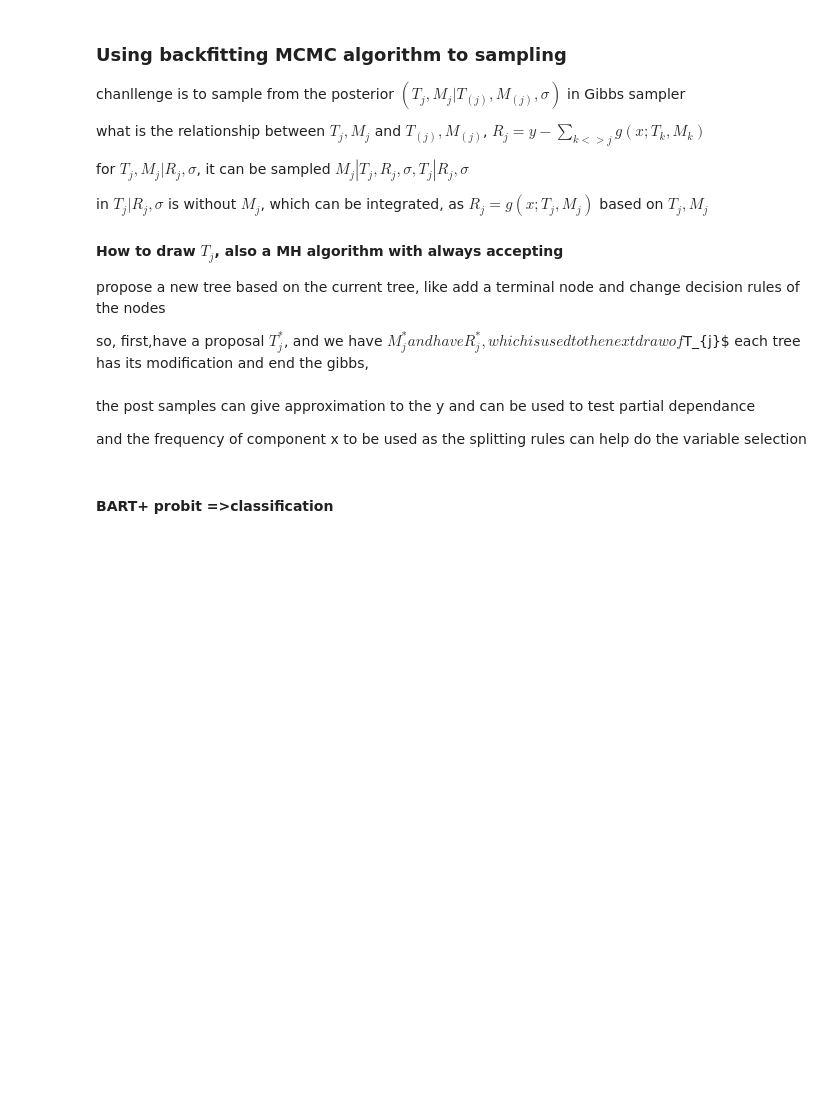
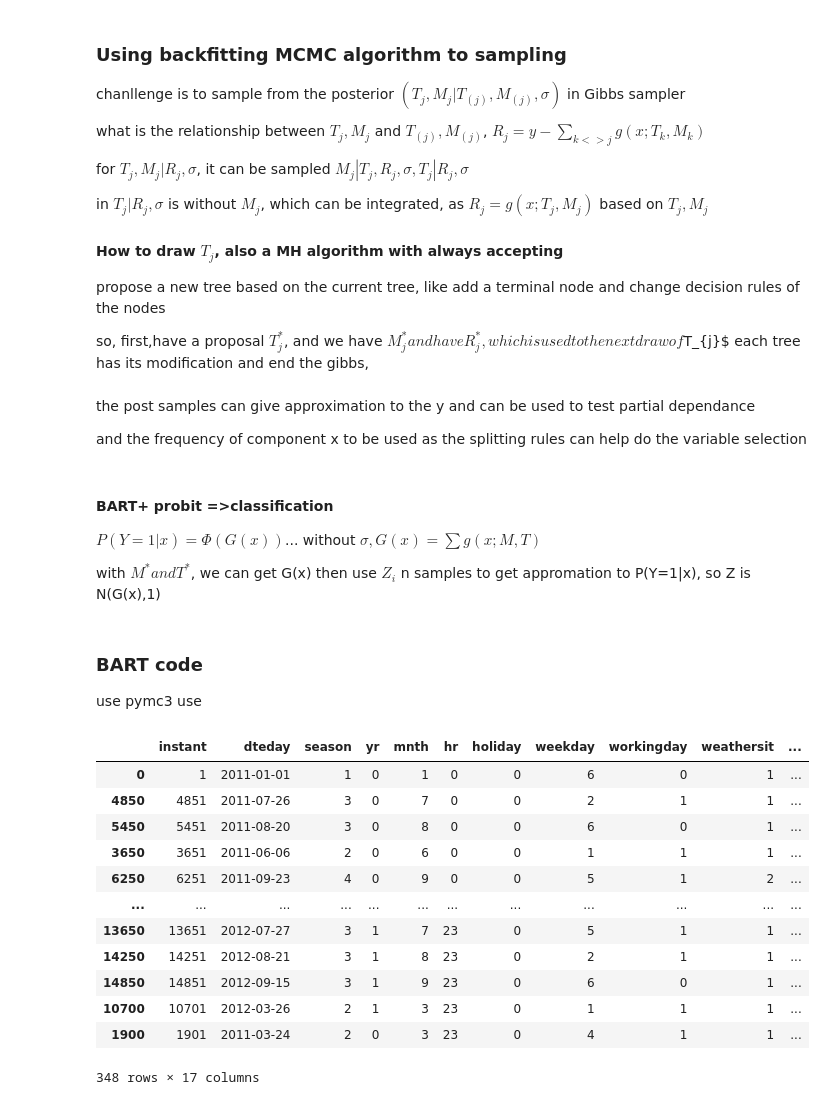
Before and after one commit to bpandamao/for-regression, a Jupyter notebook: BART.ipynb, the cells around one changed output. Saved outputs shown, nothing was run; the diff lists cells and outputs as text; code cells hidden in the pictures; blank space fills up the shorter version.

```diff
--- a/BART.ipynb
+++ b/BART.ipynb
@@ -57,3 +57,11 @@ the post samples can give approximation to the y and can be used to test partial
 and the frequency of component x to be used as the splitting rules can help do the variable selection
 # %% [markdown]
 #### BART+ probit =>classification
+
+$P(Y=1|x)=\Phi(G(x))$... without $\sigma, G(x)=\sum g(x;M,T)$
+
+with $M^{*}and T^{*}$, we can get G(x) then use $Z_{i}$ n samples to get appromation to P(Y=1|x), so Z is N(G(x),1)
+# %% [markdown]
+### BART code
+use pymc3
+use
@@ -59,0 +85,20 @@ and the frequency of component x to be used as the splitting rules can help do t
+# %%
+data = pd.read_csv("bikes_hour.csv")
+data = data[::50]
+data.sort_values(by='hr', inplace=True)
+data.hr.values.astype(float)
+data
+# %% [output]
+|  | instant | dteday | season | yr | mnth | hr | holiday | weekday | workingday | weathersit | ... |
+| 0 | 1 | 2011-01-01 | 1 | 0 | 1 | 0 | 0 | 6 | 0 | 1 | ... |
+| 4850 | 4851 | 2011-07-26 | 3 | 0 | 7 | 0 | 0 | 2 | 1 | 1 | ... |
+| 5450 | 5451 | 2011-08-20 | 3 | 0 | 8 | 0 | 0 | 6 | 0 | 1 | ... |
+| 3650 | 3651 | 2011-06-06 | 2 | 0 | 6 | 0 | 0 | 1 | 1 | 1 | ... |
+| 6250 | 6251 | 2011-09-23 | 4 | 0 | 9 | 0 | 0 | 5 | 1 | 2 | ... |
+| ... | ... | ... | ... | ... | ... | ... | ... | ... | ... | ... | ... |
+| 13650 | 13651 | 2012-07-27 | 3 | 1 | 7 | 23 | 0 | 5 | 1 | 1 | ... |
+| 14250 | 14251 | 2012-08-21 | 3 | 1 | 8 | 23 | 0 | 2 | 1 | 1 | ... |
+| 14850 | 14851 | 2012-09-15 | 3 | 1 | 9 | 23 | 0 | 6 | 0 | 1 | ... |
+| 10700 | 10701 | 2012-03-26 | 2 | 1 | 3 | 23 | 0 | 1 | 1 | 1 | ... |
+| 1900 | 1901 | 2011-03-24 | 2 | 0 | 3 | 23 | 0 | 4 | 1 | 1 | ... |
+348 rows × 17 columns
```
Also changed, not shown: parts of 5 cells of this notebook, 2 other files.
